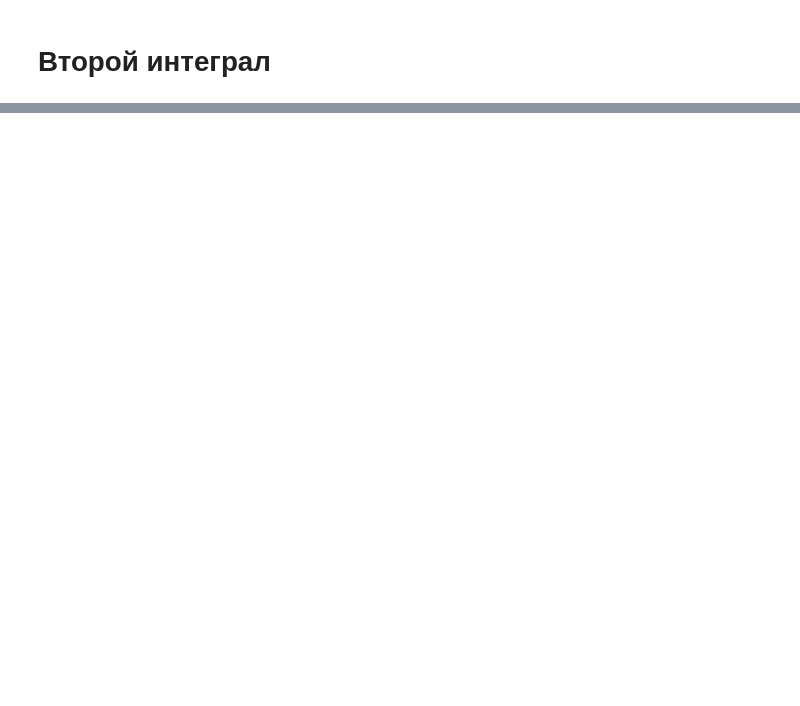
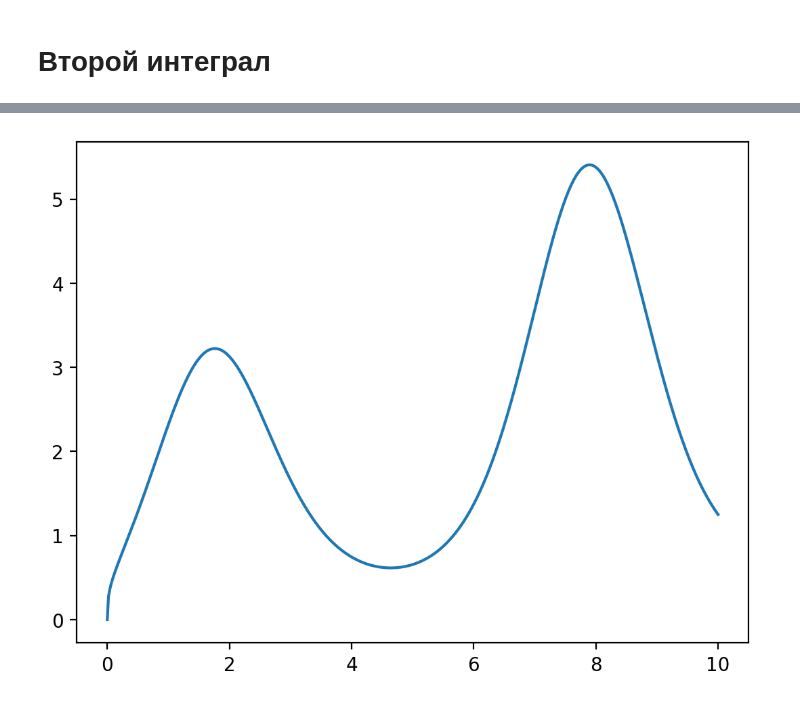
Before and after one commit to leavesinenglish/OVF, a Jupyter notebook: task_3/integrals.ipynb, the cells around one changed output, grey strips where cells are left out. Cells and saved outputs as stored; diff of their text form; code cells hidden in the pictures; blank space fills up the shorter version.

```diff
--- a/task_3/integrals.ipynb
+++ b/task_3/integrals.ipynb
@@ -74,0 +81,5 @@ plt.legend()
+# %%
+plt.plot(np.linspace(0,10,num=500), np.array([x**(1/3) * np.exp(np.sin(x)) for x in np.linspace(0,10,num=500)]))
+plt.show()
+# %% [output]
+[figure, added]
```
Also changed, not shown: parts of 6 cells of this notebook, 4 other files.
